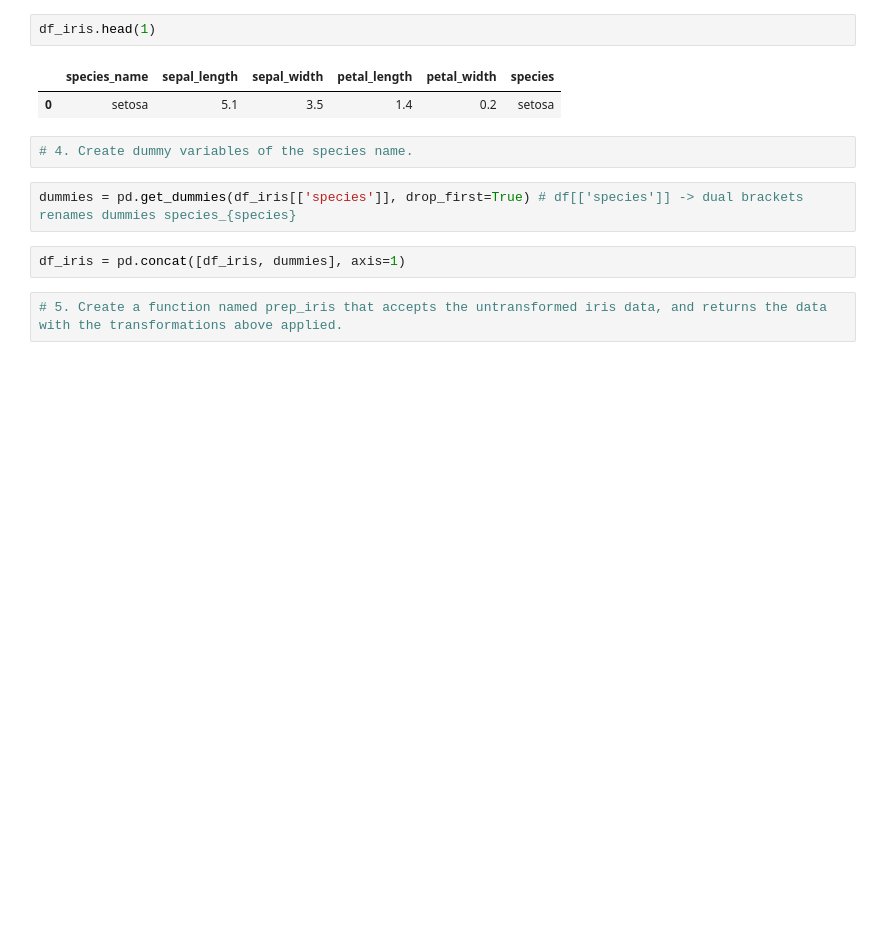
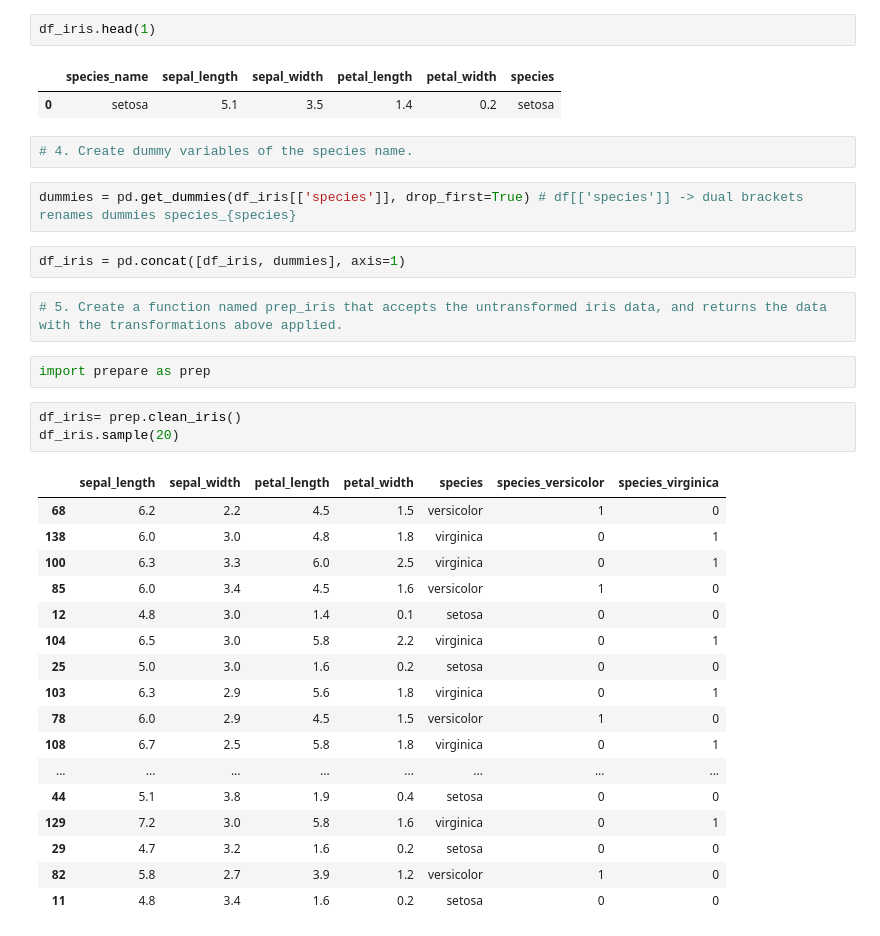
Before and after one commit to brandonjbryant/classification-exercises, a Jupyter notebook: classification-exercises.ipynb, the cells around one changed output. Cells and saved outputs as stored; diff of their text form; blank space fills up the shorter version.

```diff
--- a/classification-exercises.ipynb
+++ b/classification-exercises.ipynb
@@ -599,3 +599,26 @@ dummies = pd.get_dummies(df_iris[['species']], drop_first=True) # df[['species']
 df_iris = pd.concat([df_iris, dummies], axis=1)
 # %%
 # 5. Create a function named prep_iris that accepts the untransformed iris data, and returns the data with the transformations above applied.
+# %%
+import prepare as prep
+# %%
+df_iris= prep.clean_iris()
+df_iris.sample(20)
+# %% [output]
+|  | sepal_length | sepal_width | petal_length | petal_width | species | species_versicolor | species_virginica |
+| 68 | 6.2 | 2.2 | 4.5 | 1.5 | versicolor | 1 | 0 |
+| 138 | 6.0 | 3.0 | 4.8 | 1.8 | virginica | 0 | 1 |
+| 100 | 6.3 | 3.3 | 6.0 | 2.5 | virginica | 0 | 1 |
+| 85 | 6.0 | 3.4 | 4.5 | 1.6 | versicolor | 1 | 0 |
+| 12 | 4.8 | 3.0 | 1.4 | 0.1 | setosa | 0 | 0 |
+| 104 | 6.5 | 3.0 | 5.8 | 2.2 | virginica | 0 | 1 |
+| 25 | 5.0 | 3.0 | 1.6 | 0.2 | setosa | 0 | 0 |
+| 103 | 6.3 | 2.9 | 5.6 | 1.8 | virginica | 0 | 1 |
+| 78 | 6.0 | 2.9 | 4.5 | 1.5 | versicolor | 1 | 0 |
+| 108 | 6.7 | 2.5 | 5.8 | 1.8 | virginica | 0 | 1 |
+| ... | ... | ... | ... | ... | ... | ... | ... |
+| 44 | 5.1 | 3.8 | 1.9 | 0.4 | setosa | 0 | 0 |
+| 129 | 7.2 | 3.0 | 5.8 | 1.6 | virginica | 0 | 1 |
+| 29 | 4.7 | 3.2 | 1.6 | 0.2 | setosa | 0 | 0 |
+| 82 | 5.8 | 2.7 | 3.9 | 1.2 | versicolor | 1 | 0 |
+| 11 | 4.8 | 3.4 | 1.6 | 0.2 | setosa | 0 | 0 |
```
Also changed, not shown: parts of 8 cells of this notebook.
